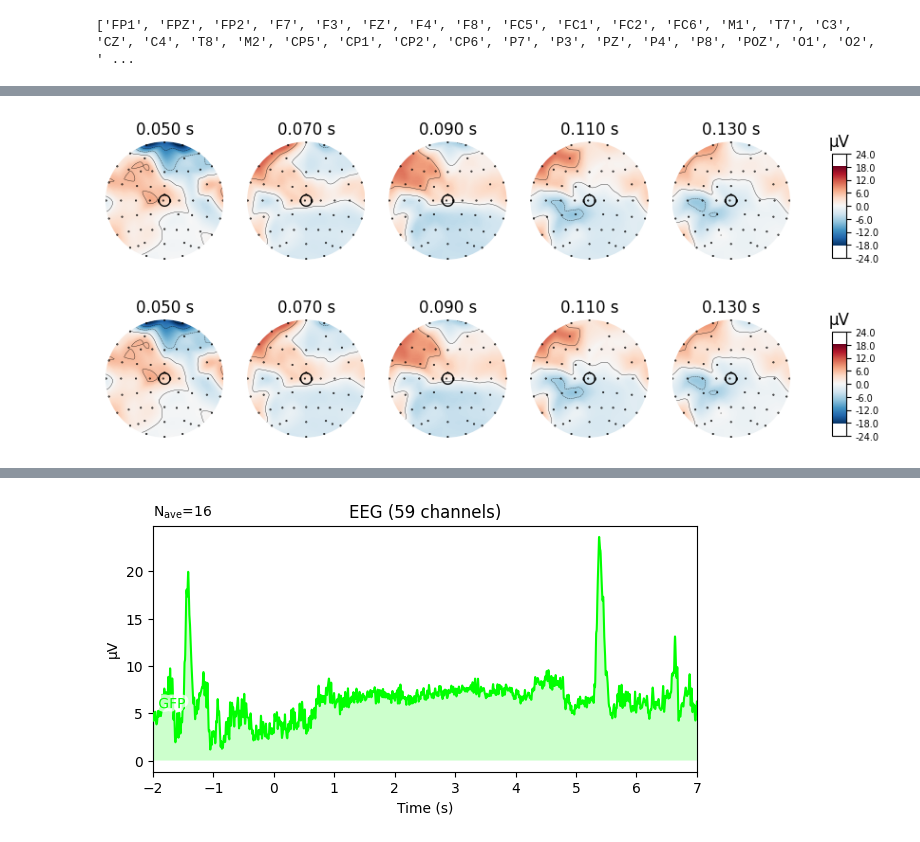
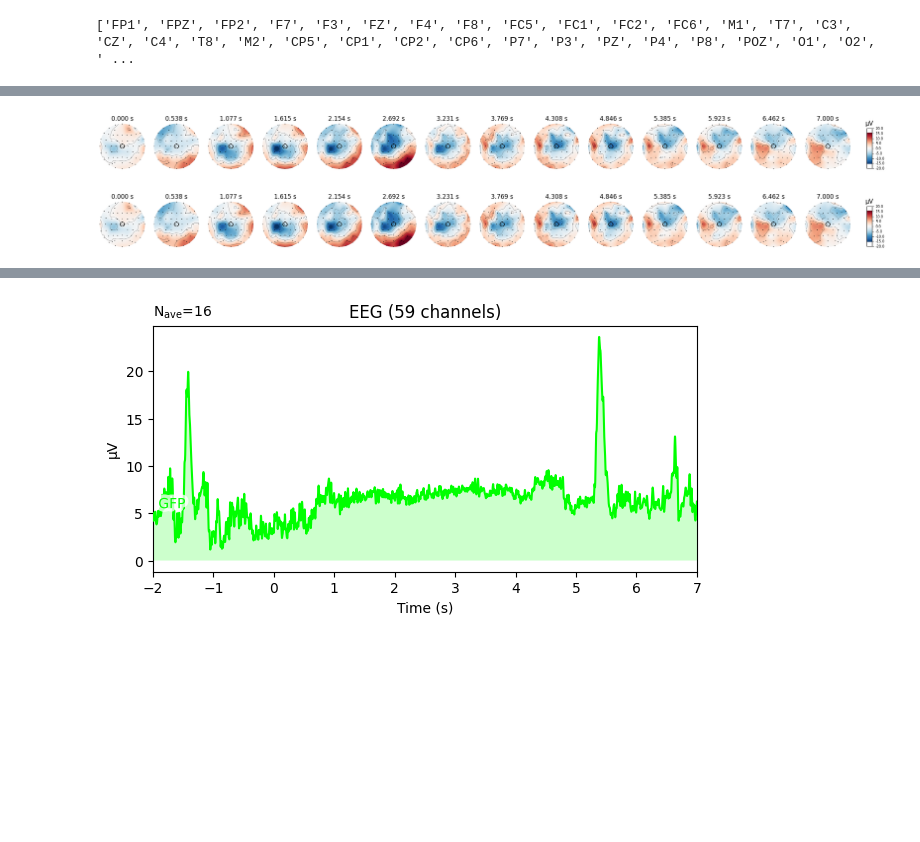
Before and after one commit to Mrwn-H/TNE, a Jupyter notebook: timefreq_analysis.ipynb, the cells around one changed output, grey strips where cells are left out. Saved outputs shown, nothing was run; the diff lists cells and outputs as text; code cells hidden in the pictures; blank space fills up the shorter version.

```diff
--- a/timefreq_analysis.ipynb
+++ b/timefreq_analysis.ipynb
@@ -148,0 +226,8 @@ Designing a one-pass, zero-phase, non-causal bandpass filter:
+# %%
+filters = {
+    "delta":[0.5,4],
+    "theta":[4,8],
+    "alpha":[8,12],
+    "beta":[12,35],
+    "gamma":[35,130]
+}
@@ -148,0 +241,3 @@ Designing a one-pass, zero-phase, non-causal bandpass filter:
+# %%
+%%capture
+EEG_dict,EEG_dict_corrected,EEG_filtered,EVENTS_dict = get_subject(5,filters)
@@ -148,0 +271,5 @@ Designing a one-pass, zero-phase, non-causal bandpass filter:
+# %%
+conditions = list(EEG_dict_corrected.keys())
+MIPOST = [x for x in conditions if 'MIpost' in x][0]
+MIPRE = [x for x in conditions if 'MIpre' in x][0]
+working_EEG = get_epochs(select_keys(EEG_dict_corrected,{MIPOST,MIPRE}),EVENT_dict,False)
@@ -149,2 +278,2 @@ Designing a one-pass, zero-phase, non-causal bandpass filter:
 # %%
-evoked_dict = get_evoked(EEG_dict_epoched)
+evoked_dict = get_evoked(working_EEG)
@@ -346,7 +466,7 @@ evoked['Third'].plot()
 # %%
-times = np.linspace(0.05, 0.13, 5)
-evoked['Third'].plot_topomap(ch_type='eeg', times=times, colorbar=True)
+times = np.linspace(0, 7, 14)
+evoked_dict['sub-S12_MIpost_ses-S001_task-Default_run-001_eeg']['Left'].plot_topomap(ch_type='eeg', times=times, colorbar=True)
 # %% [output]
-[figure, old version]
+[figure, new version]
-[figure, old version]
+[figure, new version]
 # %%
```
Also changed, not shown: parts of 63 cells of this notebook.
